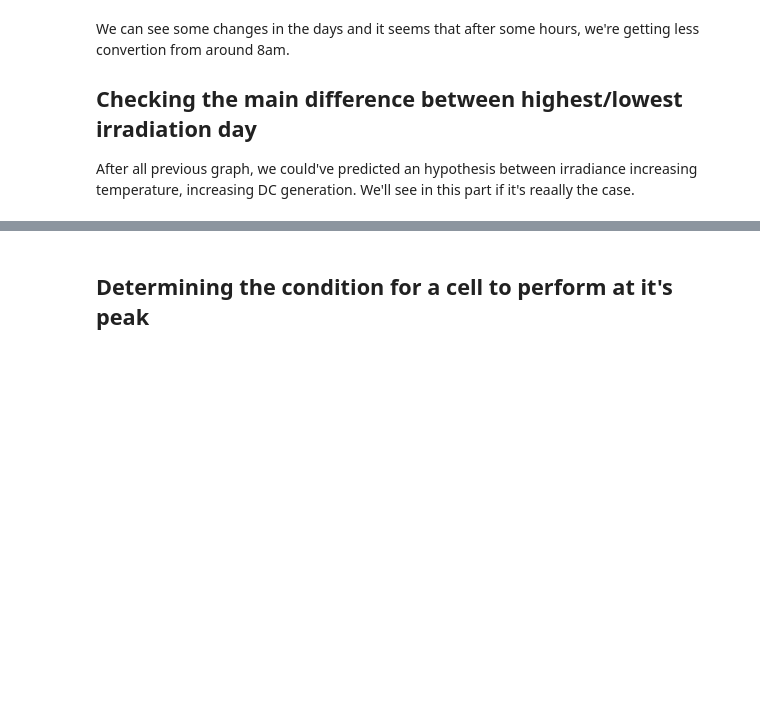
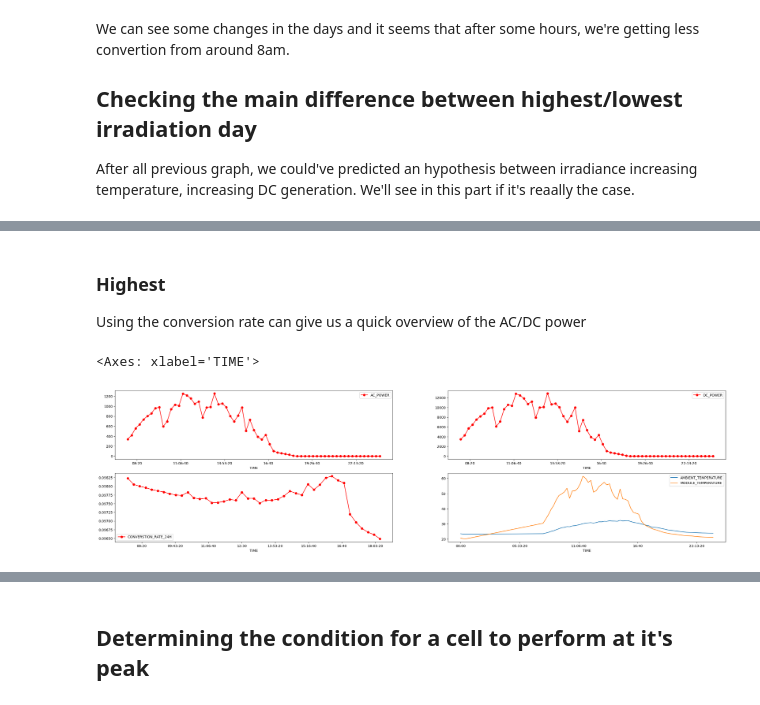
Before and after one commit to antoninchafiol/SolarPW, a Jupyter notebook: EDA.ipynb, the cells around one changed output, grey strips where cells are left out. Drawn from its saved outputs; the diff is of its cells as text; code cells hidden in the pictures; blank space fills up the shorter version.

Commit message:
[ADD] - Graphs and analysis of difference HIR and LIR

```diff
--- a/EDA.ipynb
+++ b/EDA.ipynb
@@ -211,0 +175,12 @@ p1_g_24[p1_g_24['DATE'] == date.values.tolist()[0]]
+# %%
+group_irr = p1_sen_outside.groupby('DATE')[['IRRADIATION']].mean().reset_index()
+highest_irr_date = group_irr[group_irr['IRRADIATION'] == group_irr.max()['IRRADIATION']]['DATE'].values.tolist()[0]
+lowest_irr_date = group_irr[group_irr['IRRADIATION'] == group_irr.min()['IRRADIATION']]['DATE'].values.tolist()[0]
+# p1_g_24_meanLine['CONVERSTION_RATE_24H'] = p1_g_24_meanLine['AC_POWER'] / p1_g_24_meanLine['DC_POWER']
+highest_irr_gen = p1_g_24[p1_g_24['DATE'] == highest_irr_date]
+highest_irr_gen['CONVERSTION_RATE_24H'] = highest_irr_gen['AC_POWER'] / highest_irr_gen['DC_POWER']
+highest_irr_sen = p1_sen_outside[p1_sen_outside['DATE'] == highest_irr_date]
+
+lowest_irr_gen = p1_g_24[p1_g_24['DATE'] == lowest_irr_date]
+lowest_irr_gen['CONVERSTION_RATE_24H'] = lowest_irr_gen['AC_POWER'] / lowest_irr_gen['DC_POWER']
+lowest_irr_sen = p1_sen_outside[p1_sen_outside['DATE'] == lowest_irr_date]
@@ -211,0 +198,14 @@ p1_g_24[p1_g_24['DATE'] == date.values.tolist()[0]]
+# %% [markdown]
+### Highest
+
+Using the conversion rate can give us a quick overview of the AC/DC power
+# %%
+fig, axes = plt.subplots(nrows=2, ncols=2)
+
+highest_irr_gen.groupby('TIME')[['AC_POWER']].mean().reset_index().plot(x='TIME', y=['AC_POWER'], marker='o', ax=axes[0,0], color='r',  figsize=(32, 8))
+highest_irr_gen.groupby('TIME')[['DC_POWER']].mean().reset_index().plot(x='TIME', y=['DC_POWER'], marker='o', ax=axes[0,1], color='r')
+highest_irr_gen.groupby('TIME')[['CONVERSTION_RATE_24H']].mean().reset_index().plot(x='TIME', y=['CONVERSTION_RATE_24H'], marker='o', ax=axes[1,0],color='r' )
+highest_irr_sen.plot(x='TIME', y=['AMBIENT_TEMPERATURE', 'MODULE_TEMPERATURE'], ax=axes[1,1])
+# %% [output]
+<Axes: xlabel='TIME'>
+[figure, added]
```
Also changed, not shown: parts of 7 cells of this notebook.
